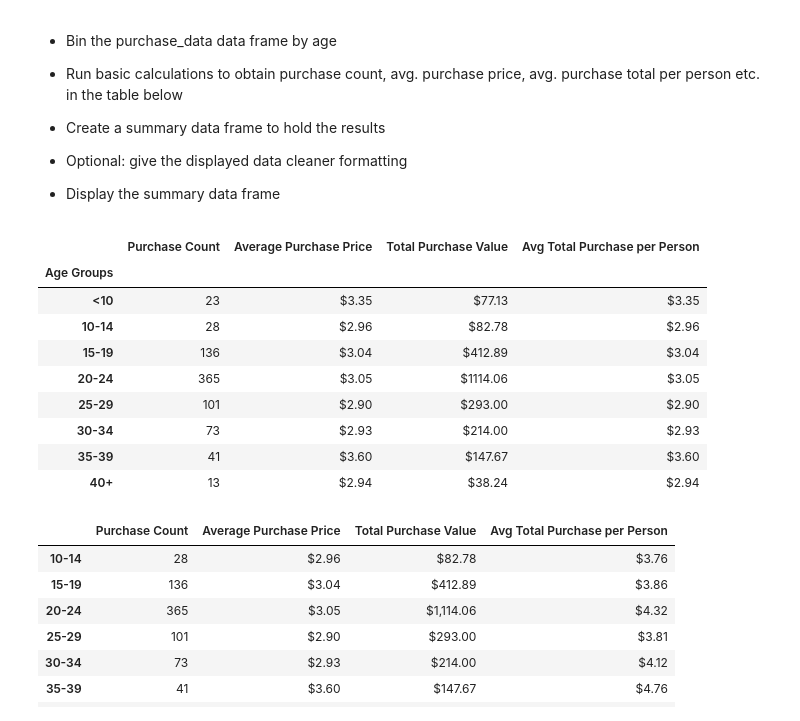
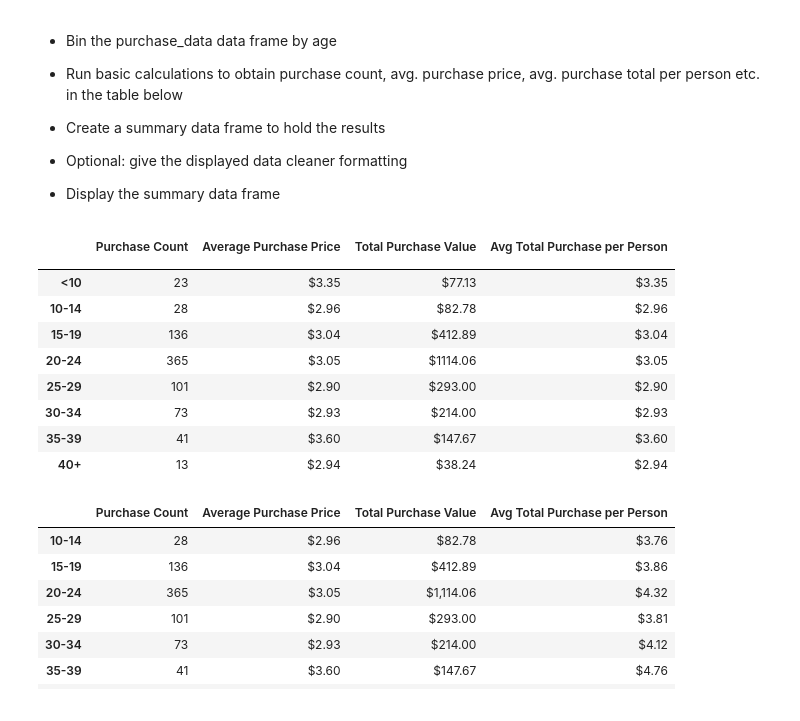
Before and after one commit to rschroer/allhomeworks, a Jupyter notebook: HeroesOfPymoli/RPS_HeroesOfPymoli.ipynb, the cells around one changed output. Drawn from its saved outputs; the diff is of its cells as text; code cells hidden in the pictures.

Commit message:
added user summary purchases

```diff
--- a/HeroesOfPymoli/RPS_HeroesOfPymoli.ipynb
+++ b/HeroesOfPymoli/RPS_HeroesOfPymoli.ipynb
@@ -266,30 +266,32 @@ demo_display
 # %%
 #Start making a new data frame
 purchase_age=purchase_data.groupby("Age Groups").count()
 #Add a new column as opposed to doing the rename column
 purchase_age["Purchase Count"]=purchase_age["SN"]
 #create a df to get the mean price
 purchase_av_pr=purchase_data.groupby("Age Groups").mean()
 #add that column to the first data frame
 purchase_age["Average Purchase Price"]=purchase_av_pr["Price"]
 #create a column to get the total purchase value
 purchase_value=purchase_data.groupby("Age Groups").sum()
 #add that column to the first data frame
 purchase_age["Total Purchase Value"]=purchase_value["Price"]
 #drop all the unceccesary columns
 purchase_age=purchase_age[["Purchase Count","Average Purchase Price","Total Purchase Value"]]
 #Create average column
 purchase_age["Avg Total Purchase per Person"]=purchase_age["Total Purchase Value"] /purchase_age["Purchase Count"]
 #Format columns
 purchase_age["Average Purchase Price"]=purchase_age["Average Purchase Price"].map( "${:.2f}".format)
 purchase_age["Total Purchase Value"]=purchase_age["Total Purchase Value"].map( "${:.2f}".format)
 purchase_age["Avg Total Purchase per Person"]=purchase_age["Avg Total Purchase per Person"].map( "${:.2f}".format)
+#remove the index namne
+purchase_age.index.names = ['']
 #Display results
 purchase_age
 #I kept this order because I feel it's better than the example order
 # %% [output]
 |  | Purchase Count | Average Purchase Price | Total Purchase Value | Avg Total Purchase per Person |
-| Age Groups |  |  |  |  |
+|  |  |  |  |  |
 | <10 | 23 | $3.35 | $77.13 | $3.35 |
 | 10-14 | 28 | $2.96 | $82.78 | $2.96 |
 | 15-19 | 136 | $3.04 | $412.89 | $3.04 |
```
Also changed, not shown: parts of 2 cells of this notebook.
